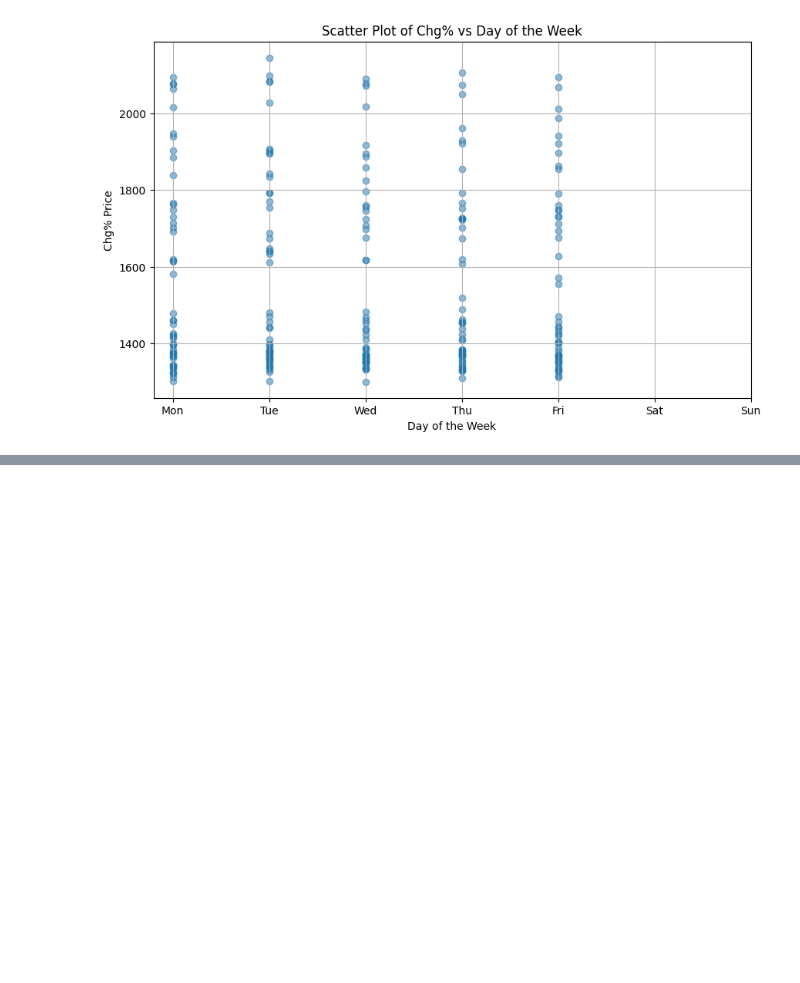
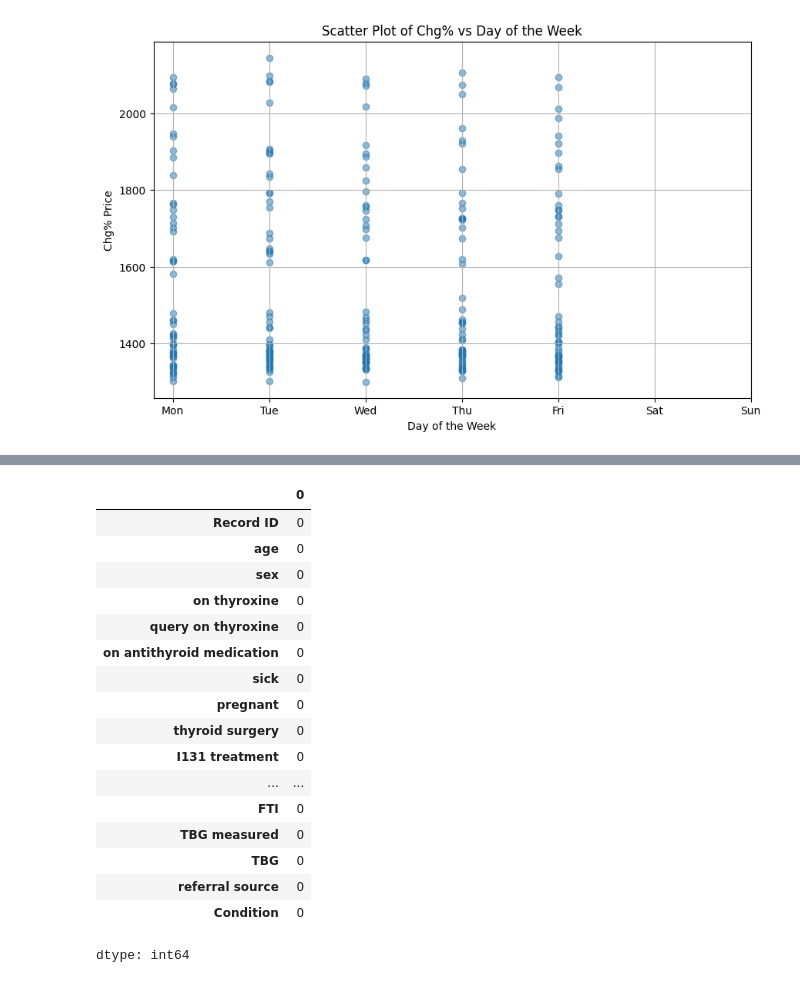
Before and after one commit to Arjun650/MachineLearning, a Jupyter notebook: Lab_02.ipynb, the cells around one changed output, grey strips where cells are left out. Saved outputs shown, nothing was run; the diff lists cells and outputs as text; code cells hidden in the pictures; blank space fills up the shorter version.

```diff
--- a/Lab_02.ipynb
+++ b/Lab_02.ipynb
@@ -228,3 +233,7 @@ plt.show()
 # irctc_df
 # %% [output]
 [figure]
+# %%
+thyroid_df = pd.read_excel('labSession.xlsx', sheet_name = 'thyroid0387_UCI')
+# thyroid_df = df.dropna(axis = 1)
+print(thyroid_df)
@@ -230,0 +293,21 @@ plt.show()
+# %%
+thyroid_df.isnull().sum()
+# %% [output]
+|  | 0 |
+| Record ID | 0 |
+| age | 0 |
+| sex | 0 |
+| on thyroxine | 0 |
+| query on thyroxine | 0 |
+| on antithyroid medication | 0 |
+| sick | 0 |
+| pregnant | 0 |
+| thyroid surgery | 0 |
+| I131 treatment | 0 |
+| ... | ... |
+| FTI | 0 |
+| TBG measured | 0 |
+| TBG | 0 |
+| referral source | 0 |
+| Condition | 0 |
+dtype: int64
```
Also changed, not shown: parts of 7 cells of this notebook.
